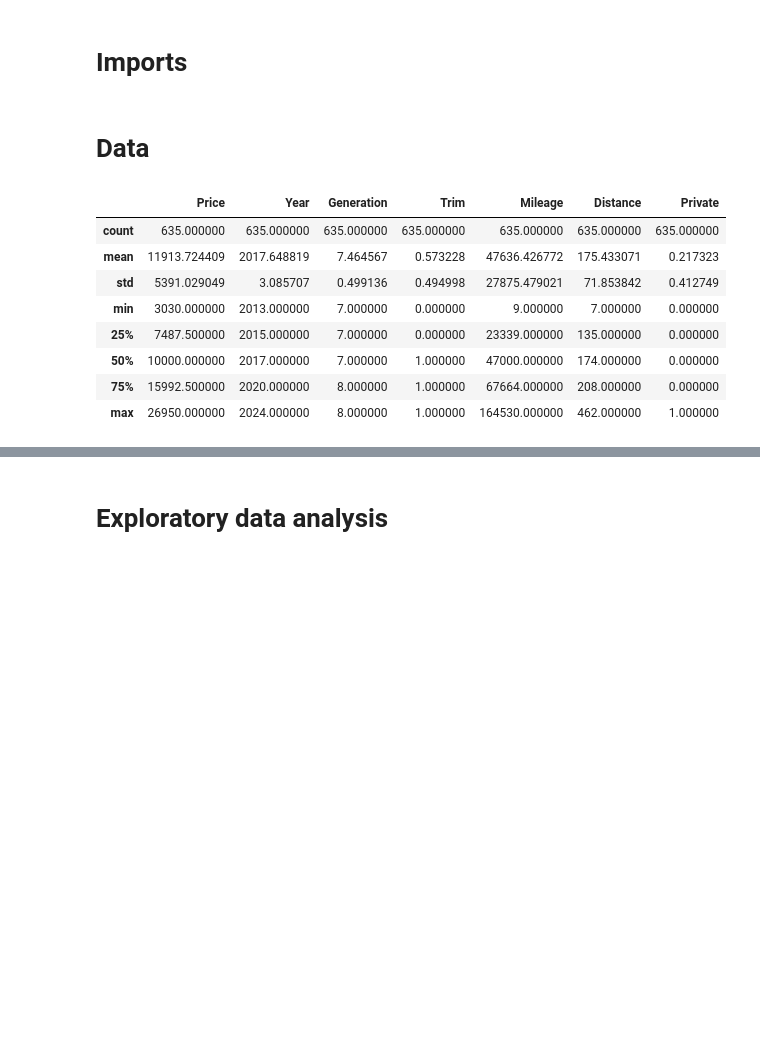
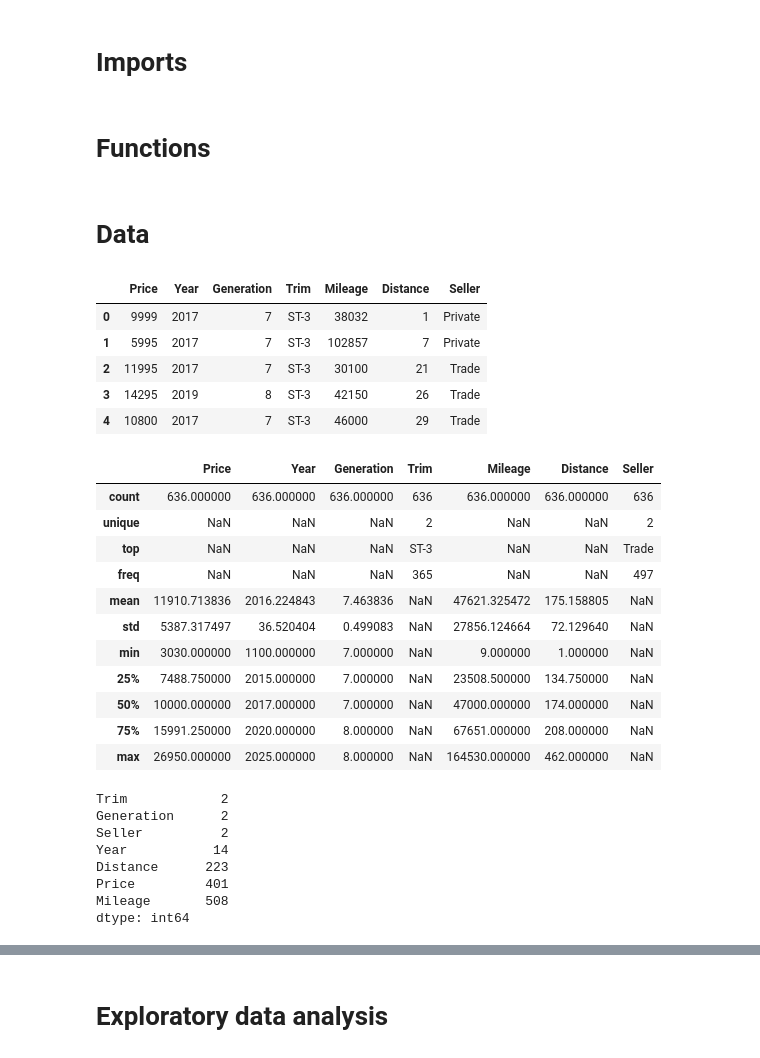
Before and after one commit to jamesdeluk/data-projects, a Jupyter notebook: st.ipynb, the cells around one changed output, grey strips where cells are left out. Drawn from its saved outputs; the diff is of its cells as text; code cells hidden in the pictures; blank space fills up the shorter version.

```diff
--- a/st.ipynb
+++ b/st.ipynb
@@ -3,28 +7,41 @@
 # %%
 import time
 import timeit
+import math
+
+from IPython.display import display
 
 import numpy as np
 import pandas as pd
+pd.set_option('display.max_columns', None)
+pd.set_option('display.expand_frame_repr', False)
 
 import matplotlib.pyplot as plt
 import matplotlib.ticker as ticker
 import seaborn as sns
 sns.set()
+%matplotlib inline
 
 from sklearn.cluster import KMeans
 from sklearn import preprocessing
 
 import statsmodels.api as sm
 from statsmodels.stats.outliers_influence import variance_inflation_factor
-from scipy.stats import pearsonr
 
-from sklearn.model_selection import train_test_split, cross_val_score, GridSearchCV
-from sklearn.metrics import mean_absolute_error, mean_squared_error, make_scorer, r2_score
-from sklearn.linear_model import LinearRegression
+from scipy.stats import pearsonr, probplot, shapiro, kstest, norm, anderson, skew, kurtosis
+
+from sklearn.preprocessing import StandardScaler
+from sklearn.model_selection import train_test_split, cross_val_score, GridSearchCV, RandomizedSearchCV, StratifiedKFold, LeaveOneOut
+from sklearn.metrics import mean_absolute_error, mean_squared_error, make_scorer, r2_score, accuracy_score, confusion_matrix, classification_report
+from sklearn.linear_model import LinearRegression, LogisticRegression, Ridge, Lasso
 from sklearn.tree import DecisionTreeRegressor
 from sklearn.ensemble import RandomForestRegressor, GradientBoostingRegressor
 
 from xgboost import XGBRegressor
 
+from skopt import BayesSearchCV
+from skopt.space import Real, Categorical, Integer
+
 from scipy.stats import ttest_rel
+# %% [markdown]
+# Functions
@@ -31,26 +211,40 @@ from scipy.stats import ttest_rel
 # %% [markdown]
 # Data
 # %%
-# Note: Data is asking prices on Auto Trader; these are not necessarily the price they sell for
+# Note: Data are asking prices on Auto Trader; these are not necessarily the price they sell for
 
-# from google.colab import drive
-# drive.mount('/content/drive')
 # data = pd.read_csv('/content/drive/MyDrive/Colab Notebooks/data/car_data.csv')
 data = pd.read_csv('data/car_data.csv')
-
-data.sort_values(by='Price', inplace=True)
-data.reset_index(drop=True, inplace=True)
-data['Trim'] = data['Trim'].map({'ST-3':1, 'ST-2':0})
 # %%
-data.describe(include='all')
-# data.head()
+display(data.head())
+print()
+display(data.describe(include='all'))
+print()
+display(data.nunique().sort_values())
 # %% [output]
-|  | Price | Year | Generation | Trim | Mileage | Distance | Private |
-| count | 635.000000 | 635.000000 | 635.000000 | 635.000000 | 635.000000 | 635.000000 | 635.000000 |
-| mean | 11913.724409 | 2017.648819 | 7.464567 | 0.573228 | 47636.426772 | 175.433071 | 0.217323 |
-| std | 5391.029049 | 3.085707 | 0.499136 | 0.494998 | 27875.479021 | 71.853842 | 0.412749 |
-| min | 3030.000000 | 2013.000000 | 7.000000 | 0.000000 | 9.000000 | 7.000000 | 0.000000 |
-| 25% | 7487.500000 | 2015.000000 | 7.000000 | 0.000000 | 23339.000000 | 135.000000 | 0.000000 |
-| 50% | 10000.000000 | 2017.000000 | 7.000000 | 1.000000 | 47000.000000 | 174.000000 | 0.000000 |
-| 75% | 15992.500000 | 2020.000000 | 8.000000 | 1.000000 | 67664.000000 | 208.000000 | 0.000000 |
-| max | 26950.000000 | 2024.000000 | 8.000000 | 1.000000 | 164530.000000 | 462.000000 | 1.000000 |
+|  | Price | Year | Generation | Trim | Mileage | Distance | Seller |
+| 0 | 9999 | 2017 | 7 | ST-3 | 38032 | 1 | Private |
+| 1 | 5995 | 2017 | 7 | ST-3 | 102857 | 7 | Private |
+| 2 | 11995 | 2017 | 7 | ST-3 | 30100 | 21 | Trade |
+| 3 | 14295 | 2019 | 8 | ST-3 | 42150 | 26 | Trade |
+| 4 | 10800 | 2017 | 7 | ST-3 | 46000 | 29 | Trade |
+|  | Price | Year | Generation | Trim | Mileage | Distance | Seller |
+| count | 636.000000 | 636.000000 | 636.000000 | 636 | 636.000000 | 636.000000 | 636 |
+| unique | NaN | NaN | NaN | 2 | NaN | NaN | 2 |
+| top | NaN | NaN | NaN | ST-3 | NaN | NaN | Trade |
+| freq | NaN | NaN | NaN | 365 | NaN | NaN | 497 |
+| mean | 11910.713836 | 2016.224843 | 7.463836 | NaN | 47621.325472 | 175.158805 | NaN |
+| std | 5387.317497 | 36.520404 | 0.499083 | NaN | 27856.124664 | 72.129640 | NaN |
+| min | 3030.000000 | 1100.000000 | 7.000000 | NaN | 9.000000 | 1.000000 | NaN |
+| 25% | 7488.750000 | 2015.000000 | 7.000000 | NaN | 23508.500000 | 134.750000 | NaN |
+| 50% | 10000.000000 | 2017.000000 | 7.000000 | NaN | 47000.000000 | 174.000000 | NaN |
+| 75% | 15991.250000 | 2020.000000 | 8.000000 | NaN | 67651.000000 | 208.000000 | NaN |
+| max | 26950.000000 | 2025.000000 | 8.000000 | NaN | 164530.000000 | 462.000000 | NaN |
+Trim            2
+Generation      2
+Seller          2
+Year           14
+Distance      223
+Price         401
+Mileage       508
+dtype: int64
```
Also changed, not shown: parts of 72 cells of this notebook, 3 other files.
